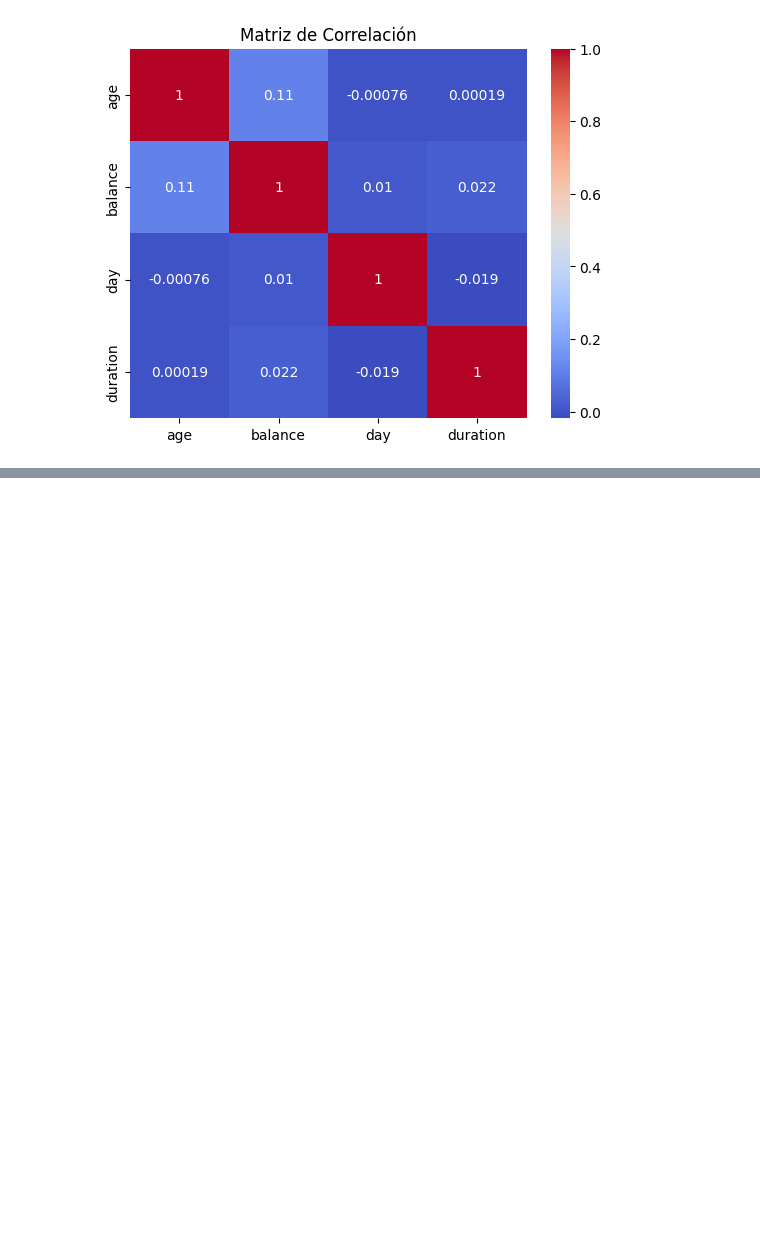
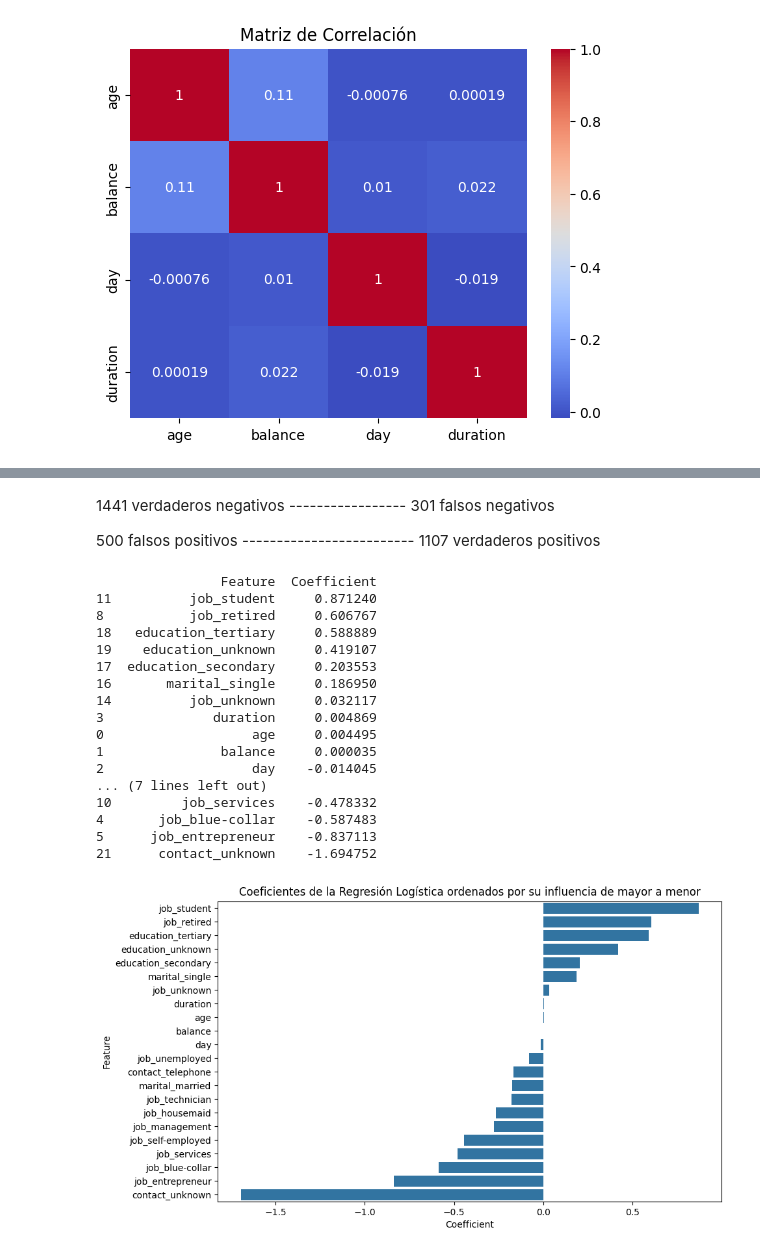
Before and after one commit to gabislot07/Chona-avanzado-2024, a Jupyter notebook: clase 1-Regr. Logistica.ipynb, the cells around one changed output, grey strips where cells are left out. Drawn from its saved outputs; the diff is of its cells as text; code cells hidden in the pictures; blank space fills up the shorter version.

```diff
--- a/clase 1-Regr. Logistica.ipynb
+++ b/clase 1-Regr. Logistica.ipynb
@@ -101,0 +148,34 @@ plt.show()
+# %% [markdown]
+1441 verdaderos negativos    -----------------            301 falsos negativos
+
+500 falsos positivos        -------------------------             1107 verdaderos positivos
+# %%
+# Obtener los coeficientes
+coefficients = pd.DataFrame({'Feature': X.columns, 'Coefficient': model.coef_[0]})
+coefficients = coefficients.sort_values(by='Coefficient', ascending=False)
+
+print(coefficients)
+
+plt.figure(figsize=(10, 6))
+sns.barplot(x='Coefficient', y='Feature', data=coefficients)
+plt.title("Coeficientes de la Regresión Logística ordenados por su influencia de mayor a menor")
+plt.show()
+# %% [output]
+                Feature  Coefficient
+11          job_student     0.871240
+8           job_retired     0.606767
+18   education_tertiary     0.588889
+19    education_unknown     0.419107
+17  education_secondary     0.203553
+16       marital_single     0.186950
+14          job_unknown     0.032117
+3              duration     0.004869
+0                   age     0.004495
+1               balance     0.000035
+2                   day    -0.014045
+... (7 lines left out)
+10         job_services    -0.478332
+4       job_blue-collar    -0.587483
+5      job_entrepreneur    -0.837113
+21      contact_unknown    -1.694752
+[figure, added]
```
Also changed, not shown: parts of 5 cells of this notebook.
